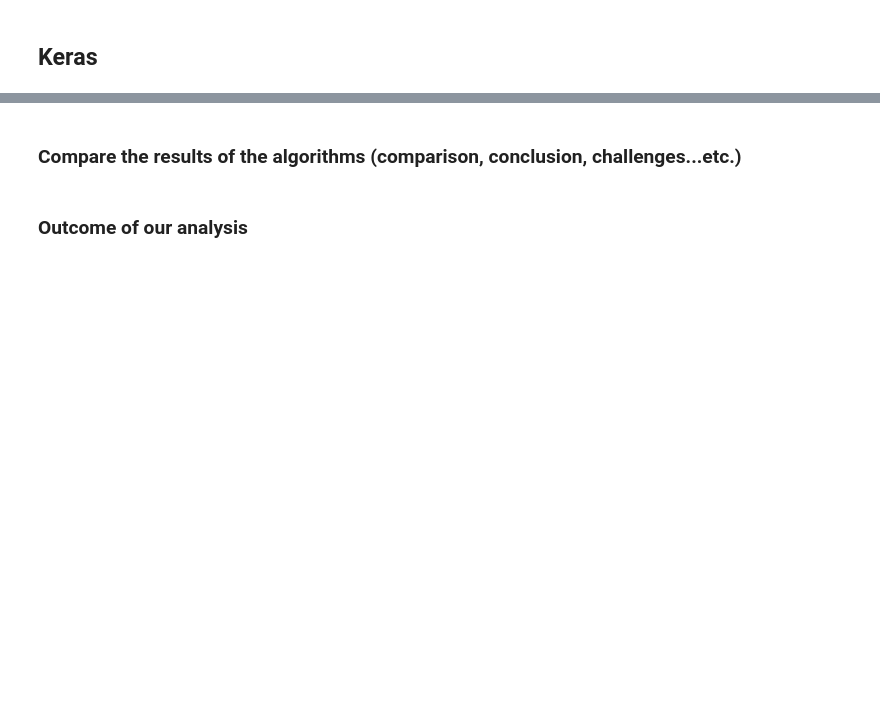
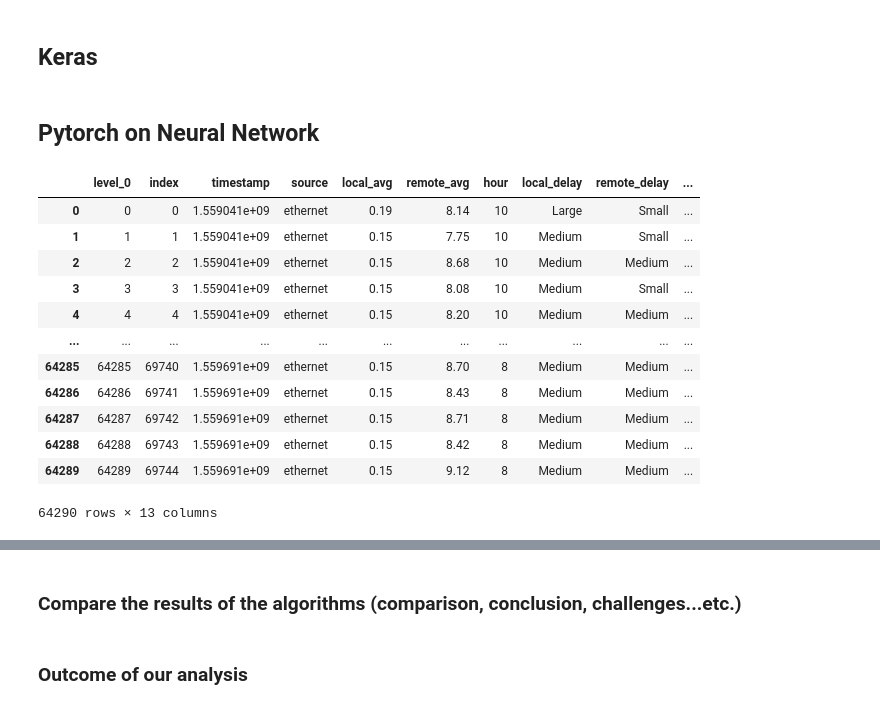
Before and after one commit to ViphuKN/INST414-Final-Project, a Jupyter notebook: final_project_eth.ipynb, the cells around one changed output, grey strips where cells are left out. Saved outputs shown, nothing was run; the diff lists cells and outputs as text; code cells hidden in the pictures; blank space fills up the shorter version.

```diff
--- a/final_project_eth.ipynb
+++ b/final_project_eth.ipynb
@@ -381,3 +377,5 @@ accuracy: 0.060429
 #from tensorflow.keras import layers, losses
 #from tensorflow.keras.datasets import fashion_mnist
 #from tensorflow.keras.models import Model
+# %% [markdown]
+## Pytorch on Neural Network
@@ -383,0 +389,17 @@ accuracy: 0.060429
+# %%
+df3 = df2.copy()
+df3
+# %% [output]
+|  | level_0 | index | timestamp | source | local_avg | remote_avg | hour | local_delay | remote_delay | ... |
+| 0 | 0 | 0 | 1.559041e+09 | ethernet | 0.19 | 8.14 | 10 | Large | Small | ... |
+| 1 | 1 | 1 | 1.559041e+09 | ethernet | 0.15 | 7.75 | 10 | Medium | Small | ... |
+| 2 | 2 | 2 | 1.559041e+09 | ethernet | 0.15 | 8.68 | 10 | Medium | Medium | ... |
+| 3 | 3 | 3 | 1.559041e+09 | ethernet | 0.15 | 8.08 | 10 | Medium | Small | ... |
+| 4 | 4 | 4 | 1.559041e+09 | ethernet | 0.15 | 8.20 | 10 | Medium | Medium | ... |
+| ... | ... | ... | ... | ... | ... | ... | ... | ... | ... | ... |
+| 64285 | 64285 | 69740 | 1.559691e+09 | ethernet | 0.15 | 8.70 | 8 | Medium | Medium | ... |
+| 64286 | 64286 | 69741 | 1.559691e+09 | ethernet | 0.15 | 8.43 | 8 | Medium | Medium | ... |
+| 64287 | 64287 | 69742 | 1.559691e+09 | ethernet | 0.15 | 8.71 | 8 | Medium | Medium | ... |
+| 64288 | 64288 | 69743 | 1.559691e+09 | ethernet | 0.15 | 8.42 | 8 | Medium | Medium | ... |
+| 64289 | 64289 | 69744 | 1.559691e+09 | ethernet | 0.15 | 9.12 | 8 | Medium | Medium | ... |
+64290 rows × 13 columns
```
Also changed, not shown: parts of 27 cells of this notebook.
